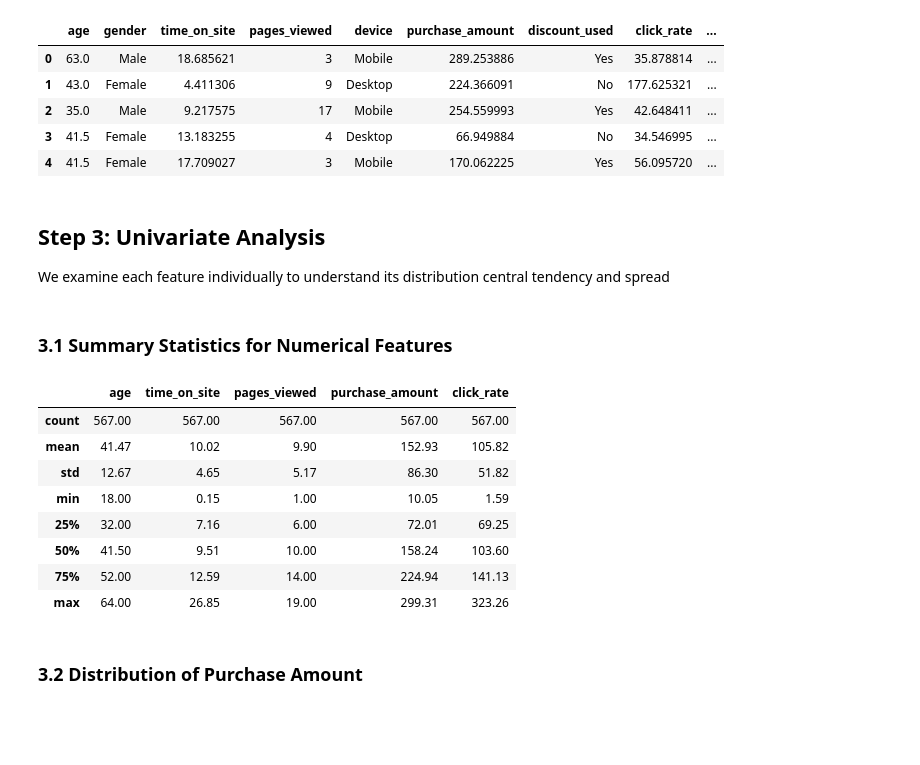
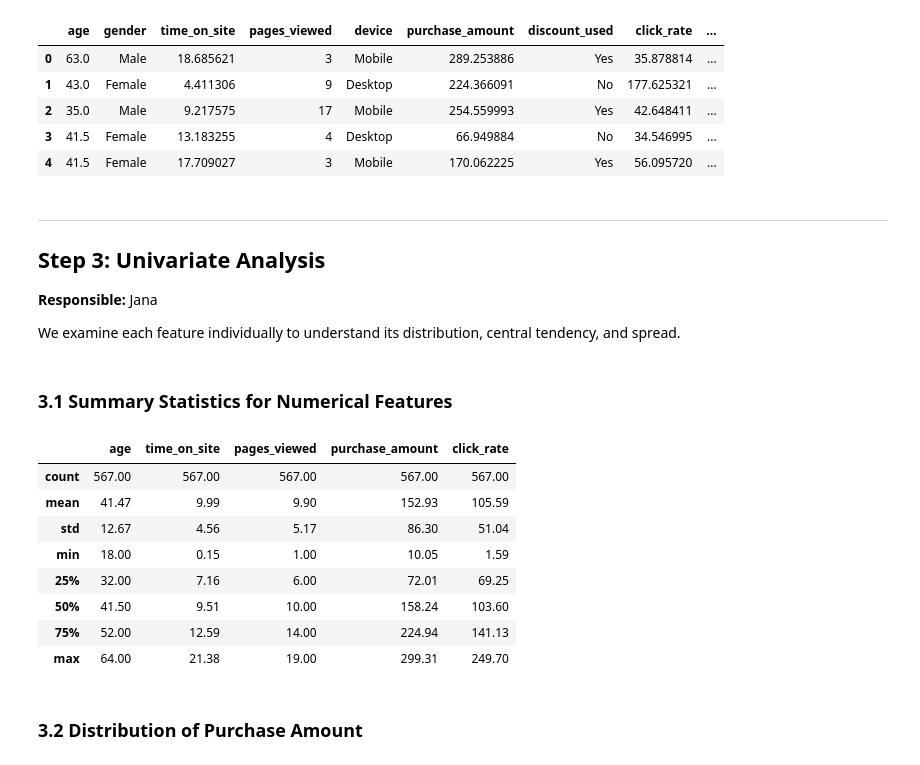
Before and after one commit to janajawabreh267/Data_Science_Project, a Jupyter notebook: notebooks/analysis.ipynb, the cells around one changed output. Cells and saved outputs as stored; diff of their text form; code cells hidden in the pictures; blank space fills up the shorter version.

Commit message:
update analysis and data

```diff
--- a/notebooks/analysis.ipynb
+++ b/notebooks/analysis.ipynb
@@ -239,0 +149,24 @@ Final cleaned dataset shape: (567, 9)
+# %%
+# Create a working copy of the original dataset
+df_clean = df_original.copy()
+
+# Convert columns that should be numeric but may contain text
+df_clean['pages_viewed']   = pd.to_numeric(df_clean['pages_viewed'],   errors='coerce')
+df_clean['return_customer'] = pd.to_numeric(df_clean['return_customer'], errors='coerce')
+
+missing_before = int(df_clean.isnull().sum().sum())
+
+# Fill missing numerical values with the median
+num_cols = ['age', 'time_on_site', 'pages_viewed', 'purchase_amount',
+            'click_rate', 'return_customer']
+for col in num_cols:
+    df_clean[col] = df_clean[col].fillna(df_clean[col].median())
+
+# Fill missing categorical values with the mode
+cat_cols = ['gender', 'device', 'discount_used']
+for col in cat_cols:
+    df_clean[col] = df_clean[col].fillna(df_clean[col].mode()[0])
+
+missing_after = int(df_clean.isnull().sum().sum())
+print(f"Missing values before cleaning : {missing_before}")
+print(f"Missing values after  cleaning : {missing_after}")
@@ -239,0 +229,7 @@ Final cleaned dataset shape: (567, 9)
+# %%
+# Count and replace negative values with the median of valid records
+for col in ['time_on_site', 'click_rate']:
+    neg_count = int((df_clean[col] < 0).sum())
+    valid_median = df_clean.loc[df_clean[col] >= 0, col].median()
+    df_clean.loc[df_clean[col] < 0, col] = valid_median
+    print(f"Negative '{col}' values fixed: {neg_count}  (replaced with median = {valid_median:.2f})")
@@ -250,24 +312,28 @@ Cleaned dataset saved as 'online_shopping_cleaned.csv'
 | 3 | 41.5 | Female | 13.183255 | 4 | Desktop | 66.949884 | No | 34.546995 | ... |
 | 4 | 41.5 | Female | 17.709027 | 3 | Mobile | 170.062225 | Yes | 56.095720 | ... |
 # %% [markdown]
+---
+## Step 3: Univariate Analysis
 
-## Step 3: Univariate Analysis
-We examine each feature individually to understand its distribution central tendency and spread
+**Responsible:** Jana
+
+We examine each feature individually to understand its distribution, central tendency, and spread.
 # %% [markdown]
 ### 3.1 Summary Statistics for Numerical Features
 # %%
-num_features = ['age', 'time_on_site', 'pages_viewed', 'purchase_amount', 'click_rate']
+num_features = ['age', 'time_on_site', 'pages_viewed',
+                'purchase_amount', 'click_rate']
 df_clean[num_features].describe().round(2)
 # %% [output]
 |  | age | time_on_site | pages_viewed | purchase_amount | click_rate |
 | count | 567.00 | 567.00 | 567.00 | 567.00 | 567.00 |
-| mean | 41.47 | 10.02 | 9.90 | 152.93 | 105.82 |
-| std | 12.67 | 4.65 | 5.17 | 86.30 | 51.82 |
+| mean | 41.47 | 9.99 | 9.90 | 152.93 | 105.59 |
+| std | 12.67 | 4.56 | 5.17 | 86.30 | 51.04 |
 | min | 18.00 | 0.15 | 1.00 | 10.05 | 1.59 |
 | 25% | 32.00 | 7.16 | 6.00 | 72.01 | 69.25 |
 | 50% | 41.50 | 9.51 | 10.00 | 158.24 | 103.60 |
 | 75% | 52.00 | 12.59 | 14.00 | 224.94 | 141.13 |
-| max | 64.00 | 26.85 | 19.00 | 299.31 | 323.26 |
+| max | 64.00 | 21.38 | 19.00 | 299.31 | 249.70 |
 # %% [markdown]
 ### 3.2 Distribution of Purchase Amount
 # %%
```
Also changed, not shown: parts of 123 cells of this notebook, 1 other file.
